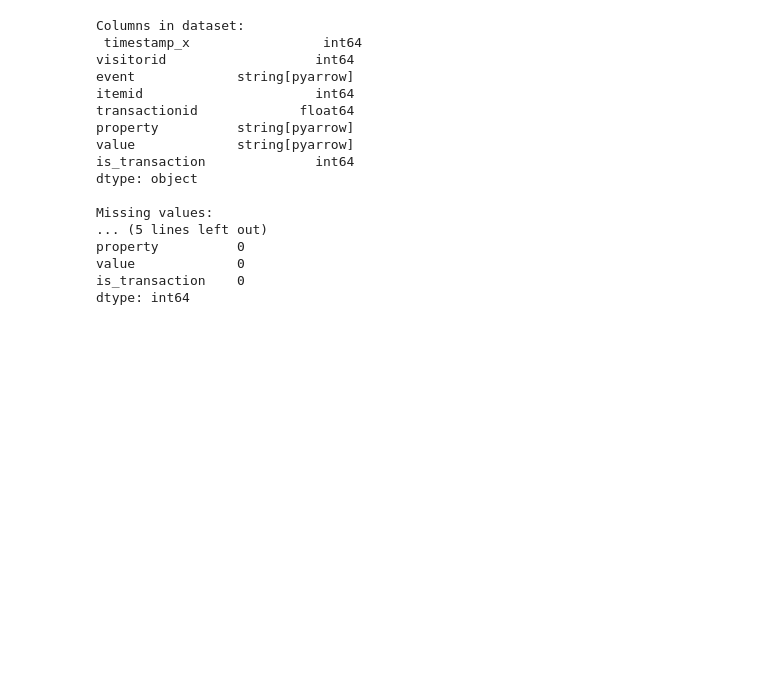
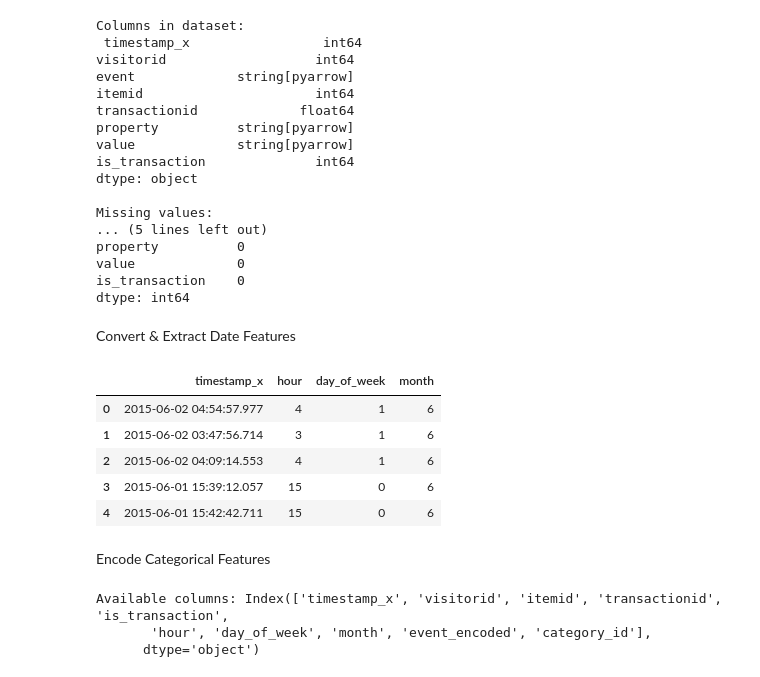
Before and after one commit to Victor-Osei/Recommendation_Systems, a Jupyter notebook: rs.ipynb, the cells around one changed output. Cells and saved outputs as stored; diff of their text form; code cells hidden in the pictures; blank space fills up the shorter version.

```diff
--- a/rs.ipynb
+++ b/rs.ipynb
@@ -716,3 +716,31 @@ property          0
 value             0
 is_transaction    0
 dtype: int64
+# %% [markdown]
+Convert & Extract Date Features
+# %%
+# Convert timestamp to datetime
+df["timestamp_x"] = dd.to_datetime(df["timestamp_x"], unit="ms")
+
+# Extract new time-based features
+df["hour"] = df["timestamp_x"].dt.hour
+df["day_of_week"] = df["timestamp_x"].dt.dayofweek
+df["month"] = df["timestamp_x"].dt.month
+
+# Check results
+df[["timestamp_x", "hour", "day_of_week", "month"]].head()
+# %% [output]
+|  | timestamp_x | hour | day_of_week | month |
+| 0 | 2015-06-02 04:54:57.977 | 4 | 1 | 6 |
+| 1 | 2015-06-02 03:47:56.714 | 3 | 1 | 6 |
+| 2 | 2015-06-02 04:09:14.553 | 4 | 1 | 6 |
+| 3 | 2015-06-01 15:39:12.057 | 15 | 0 | 6 |
+| 4 | 2015-06-01 15:42:42.711 | 15 | 0 | 6 |
+# %% [markdown]
+Encode Categorical Features
+# %%
+print("Available columns:", df.columns)
+# %% [output]
+Available columns: Index(['timestamp_x', 'visitorid', 'itemid', 'transactionid', 'is_transaction',
+       'hour', 'day_of_week', 'month', 'event_encoded', 'category_id'],
+      dtype='object')
```
Also changed, not shown: parts of 15 cells of this notebook.
